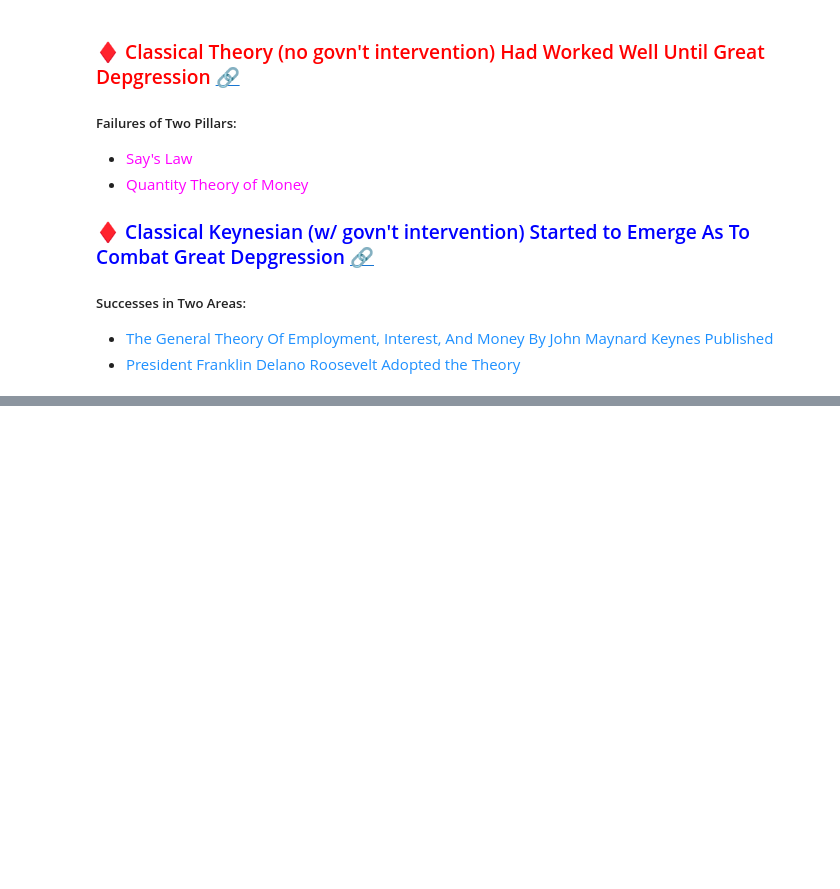
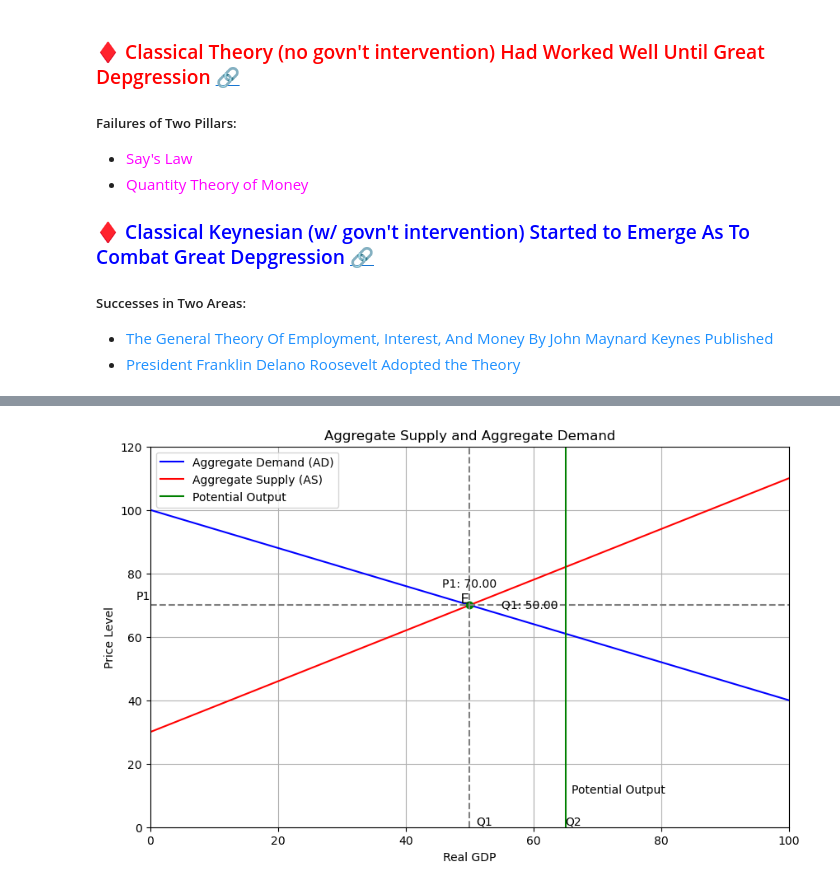
Before and after one commit to Michelle-Michiko-Ho/mini_projects, a Jupyter notebook: Macroeconomics/02_ADAS/020_Intro.ipynb, the cells around one changed output, grey strips where cells are left out. Drawn from its saved outputs; the diff is of its cells as text; code cells hidden in the pictures; blank space fills up the shorter version.

```diff
--- a/Macroeconomics/02_ADAS/020_Intro.ipynb
+++ b/Macroeconomics/02_ADAS/020_Intro.ipynb
@@ -94,0 +200,55 @@ leading to deepending Recession
+# %%
+import numpy as np
+import matplotlib.pyplot as plt
+
+# Define the range for real GDP
+real_gdp = np.linspace(0, 100, 100)
+
+# Adjusted Aggregate Demand (AD) and Aggregate Supply (AS) with steeper slopes
+ad = 100 - 0.6 * real_gdp  # Steeper AD curve
+as_supply = 30 + 0.8 * real_gdp  # Steeper AS curve
+
+# Set the equilibrium point explicitly to (50, 70)
+equilibrium_gdp = 50
+equilibrium_price = 70
+
+# Plotting the curves
+plt.figure(figsize=(10, 6))
+plt.plot(real_gdp, ad, label='Aggregate Demand (AD)', color='blue')
+plt.plot(real_gdp, as_supply, label='Aggregate Supply (AS)', color='red')
+
+# Mark the equilibrium point
+plt.plot(equilibrium_gdp, equilibrium_price, 'go')  # Equilibrium point
+plt.text(equilibrium_gdp, equilibrium_price, '  E', fontsize=12, verticalalignment='bottom', horizontalalignment='right')
+plt.text(equilibrium_gdp, equilibrium_price + 5, f'P1: {equilibrium_price:.2f}', fontsize=10, verticalalignment='bottom', horizontalalignment='center')
+plt.text(equilibrium_gdp + 5, equilibrium_price, f'Q1: {equilibrium_gdp:.2f}', fontsize=10, verticalalignment='center', horizontalalignment='left')
+
+# Add dashed lines
+plt.axvline(x=equilibrium_gdp, color='gray', linestyle='--')  # Vertical line at x=50
+plt.axhline(y=equilibrium_price, color='gray', linestyle='--')  # Horizontal line at y=70
+plt.text(51, 0, 'Q1', fontsize=10, verticalalignment='bottom', horizontalalignment='left')
+plt.text(0, 71, 'P1', fontsize=10, verticalalignment='bottom', horizontalalignment='right')
+
+# Add green solid vertical line at x=65
+potential_output_x = 65
+plt.axvline(x=potential_output_x, color='green', linestyle='-', label='Potential Output')  # Vertical line at x=65
+plt.text(potential_output_x + 1, 10, 'Potential Output', fontsize=10, verticalalignment='bottom', horizontalalignment='left')
+plt.text(potential_output_x, 0, 'Q2', fontsize=10, verticalalignment='bottom', horizontalalignment='left')
+
+# Adding labels and title
+plt.title('Aggregate Supply and Aggregate Demand')
+plt.xlabel('Real GDP')
+plt.ylabel('Price Level')
+plt.axhline(0, color='black', linewidth=0.5, ls='--')
+plt.axvline(0, color='black', linewidth=0.5, ls='--')
+
+# Adding a legend
+plt.legend()
+plt.grid()
+
+# Show the plot
+plt.xlim(0, 100)
+plt.ylim(0, 120)
+plt.show()
+# %% [output]
+[figure, added]
```
Also changed, not shown: parts of 4 cells of this notebook, 3 other files.
